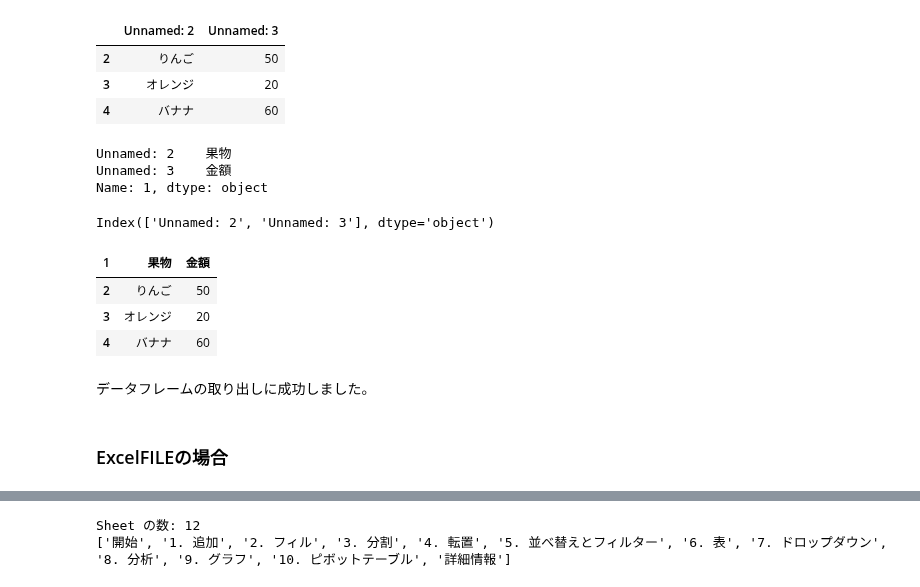
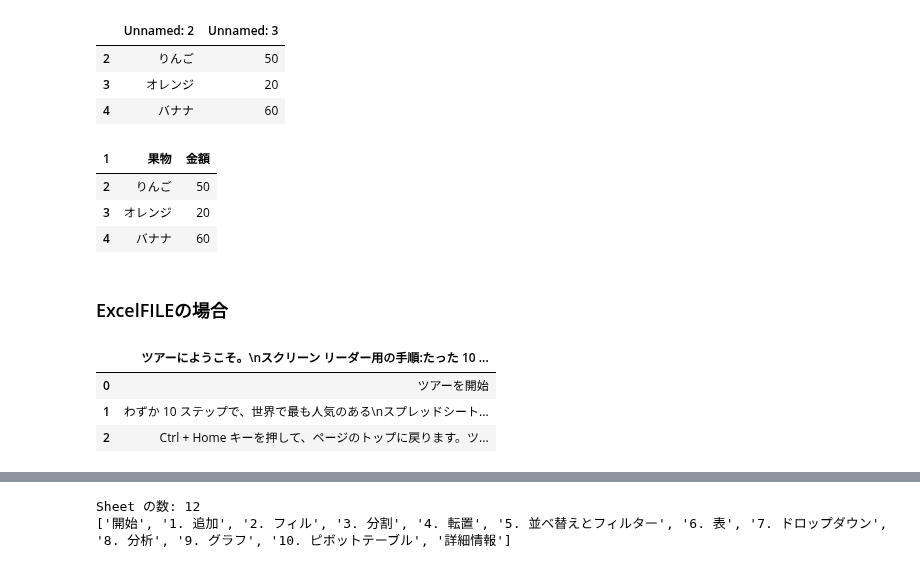
Before and after one commit to kitakazex/-Saturday-course-Excel-automation, a Jupyter notebook: 土曜日講座.ipynb, the cells around one changed output, grey strips where cells are left out. Cells and saved outputs as stored; diff of their text form; code cells hidden in the pictures.

```diff
--- a/土曜日講座.ipynb
+++ b/土曜日講座.ipynb
@@ -35,28 +23,22 @@ table1
 | 3 | オレンジ | 20 |
 | 4 | バナナ | 60 |
 # %%
-#カラムのラベルを取り出す。
-#ラベルはSeries（ラベル付きの1次元配列）です。
-df.iloc[1,2:4]
+#カラムのラベルを書き換える
+table1.columns=df.iloc[1,2:4]
+table1
 # %% [output]
-Unnamed: 2    果物
-Unnamed: 3    金額
-Name: 1, dtype: object
+| 1 | 果物 | 金額 |
+| 2 | りんご | 50 |
+| 3 | オレンジ | 20 |
+| 4 | バナナ | 60 |
-# %%
-#雑談
-#この時のSeriesのラベルを取り出すとこんな感じです。
-df.iloc[1,2:4].index
-# %% [output]
-Index(['Unnamed: 2', 'Unnamed: 3'], dtype='object')
-# %%
-table1.columns=df.iloc[1,2:4]
-table1
-# %% [output]
-| 1 | 果物 | 金額 |
-| 2 | りんご | 50 |
-| 3 | オレンジ | 20 |
-| 4 | バナナ | 60 |
-# %% [markdown]
-データフレームの取り出しに成功しました。
 # %% [markdown]
 ### ExcelFILEの場合
+# %%
+df = pd.ExcelFile('Excel へようこそ1.xlsx').parse()
+
+df
+# %% [output]
+|  | ツアーにようこそ。\nスクリーン リーダー用の手順:たった 10 ... |
+| 0 | ツアーを開始 |
+| 1 | わずか 10 ステップで、世界で最も人気のある\nスプレッドシート... |
+| 2 | Ctrl + Home キーを押して、ページのトップに戻ります。ツ... |
```
Also changed, not shown: parts of 7 cells of this notebook.
